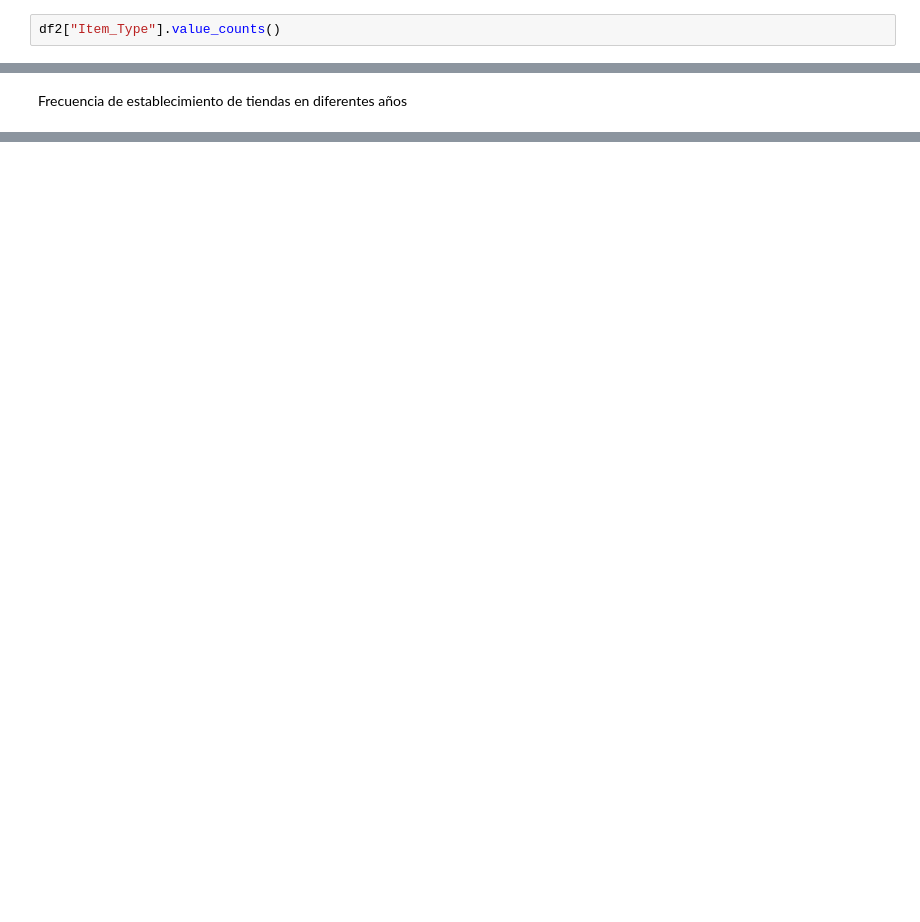
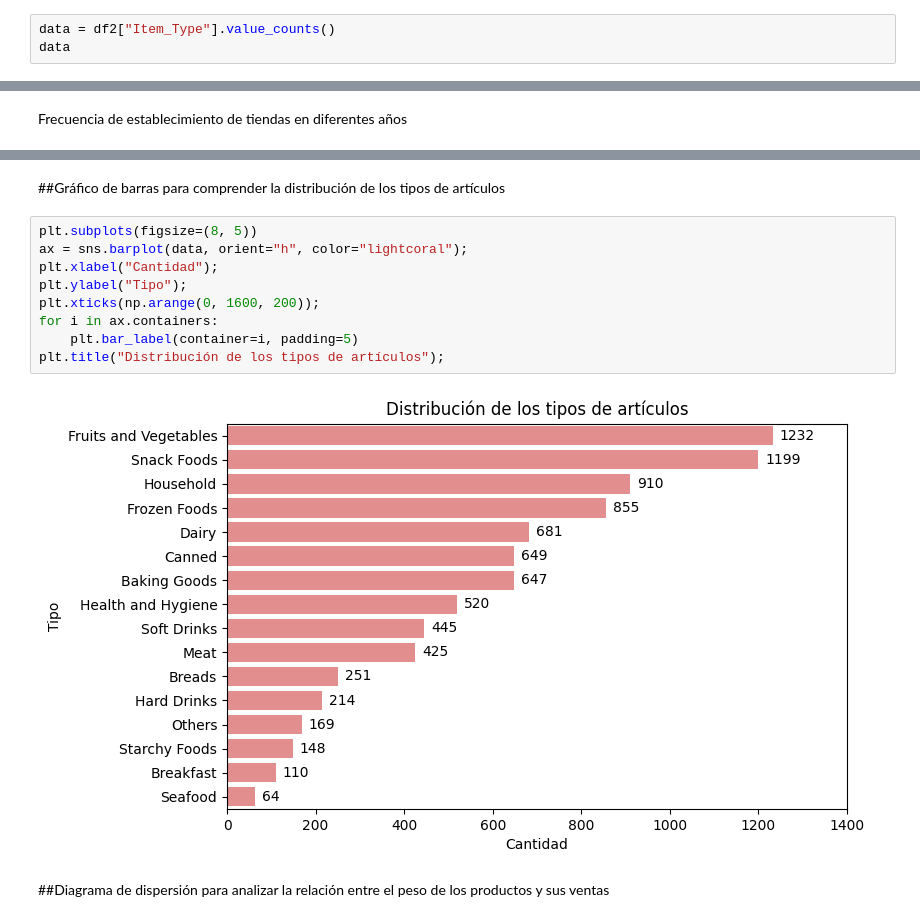
Before and after one commit to nsanced/predicciones-ventas, a Jupyter notebook: predicciones_ventas.ipynb, the cells around one changed output, grey strips where cells are left out. Cells and saved outputs as stored; diff of their text form; blank space fills up the shorter version.

```diff
--- a/predicciones_ventas.ipynb
+++ b/predicciones_ventas.ipynb
@@ -289,3 +296,4 @@ Name: Item_Fat_Content, dtype: int64
 # %%
-df2["Item_Type"].value_counts()
+data = df2["Item_Type"].value_counts()
+data
 # %% [output]
@@ -330,0 +361,15 @@ Name: Outlet_Establishment_Year, dtype: int64
+# %% [markdown]
+##Gráfico de barras para comprender la distribución de los tipos de artículos
+# %%
+plt.subplots(figsize=(8, 5))
+ax = sns.barplot(data, orient="h", color="lightcoral");
+plt.xlabel("Cantidad");
+plt.ylabel("Tipo");
+plt.xticks(np.arange(0, 1600, 200));
+for i in ax.containers:
+    plt.bar_label(container=i, padding=5)
+plt.title("Distribución de los tipos de artículos");
+# %% [output]
+[figure, added]
+# %% [markdown]
+##Diagrama de dispersión para analizar la relación entre el peso de los productos y sus ventas
```
Also changed, not shown: parts of 20 cells of this notebook.
